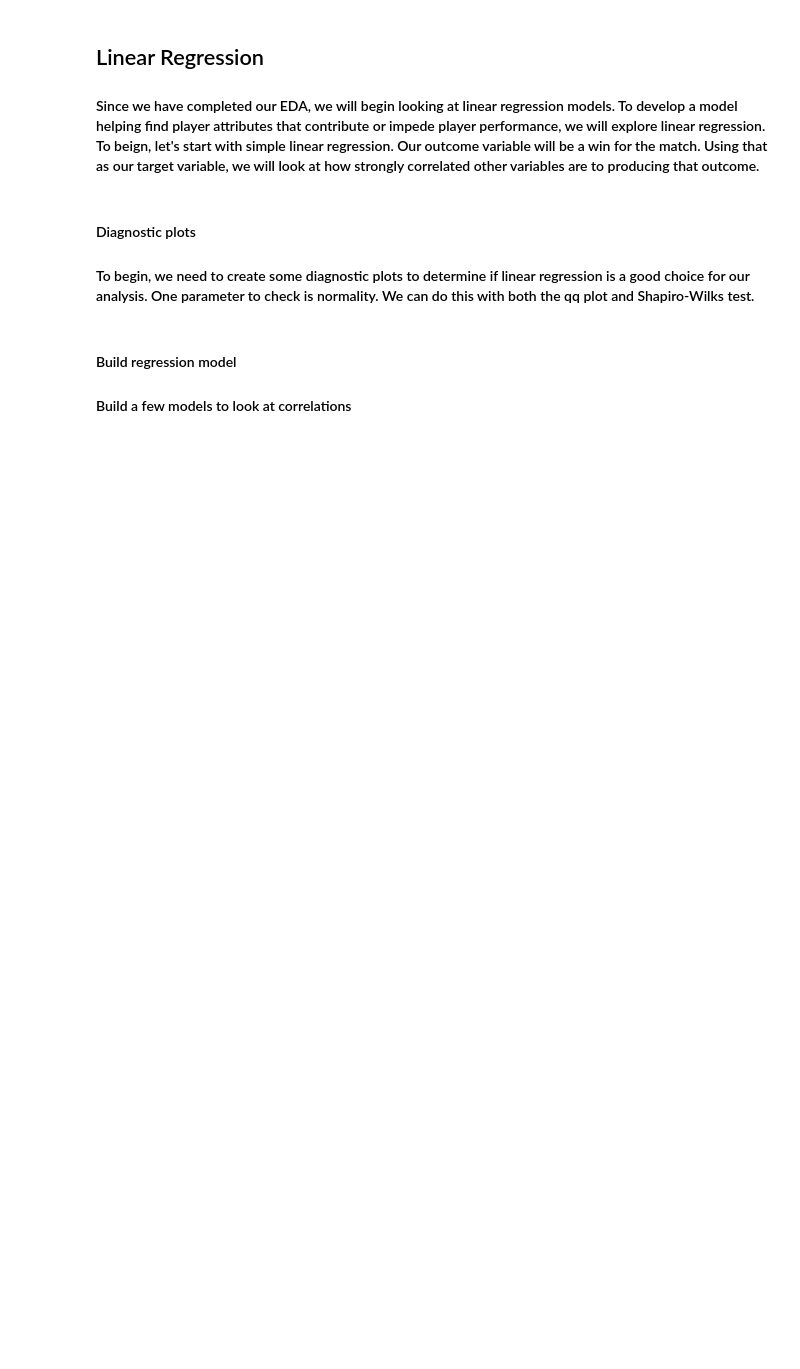
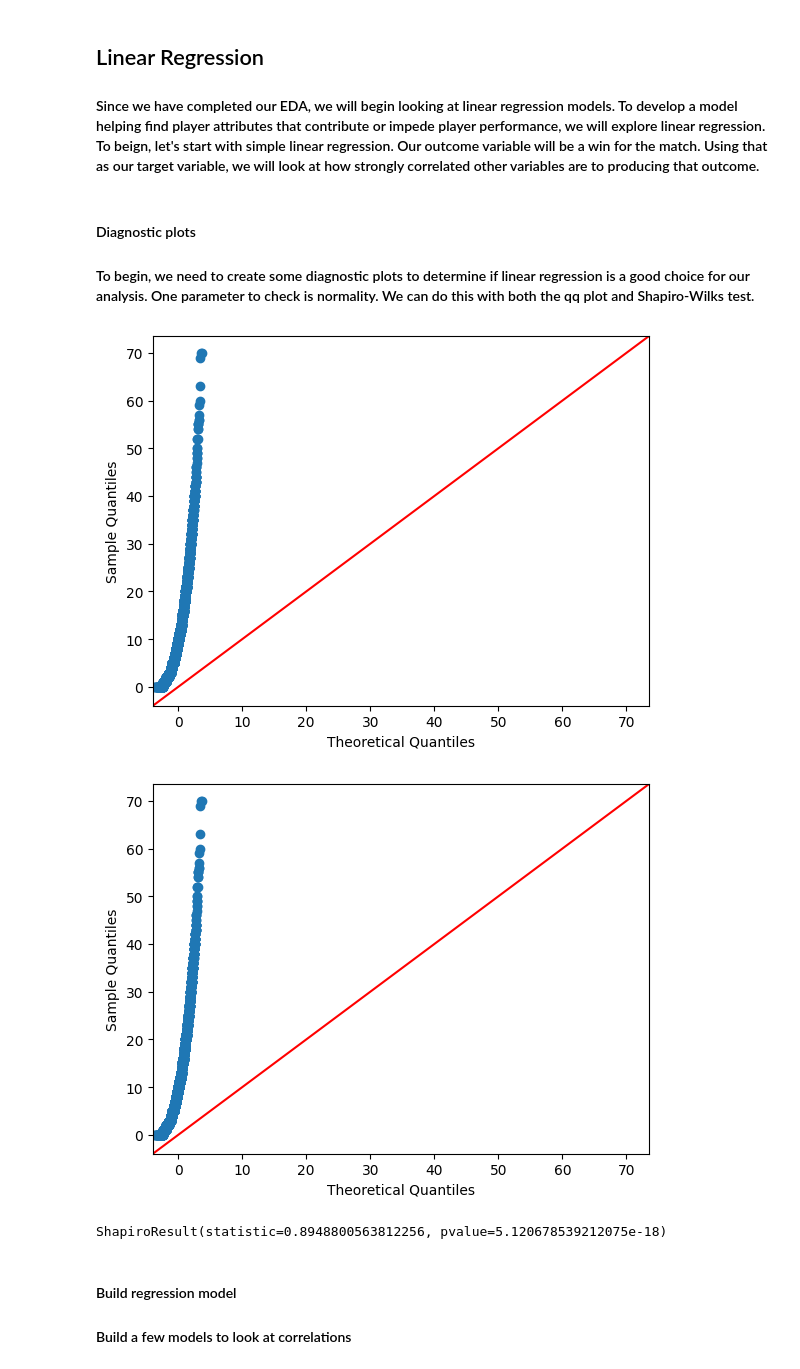
Before and after one commit to spencer130/COMP4447_FinalProject, a Jupyter notebook: FinalProject_Tennis.ipynb, the cells around one changed output. Cells and saved outputs as stored; diff of their text form; code cells hidden in the pictures; blank space fills up the shorter version.

```diff
--- a/FinalProject_Tennis.ipynb
+++ b/FinalProject_Tennis.ipynb
@@ -157,11 +289,19 @@ sns.catplot(x='surface', y='tourney_name', kind='box', data=tennis_df_subset)
 # %%
 #Test for normality using qq plot
 
-sm.qqplot(data=tennis_df_subset['w_ace'], line='45')
+mask = tennis_df_subset['total_ace'].isin([1998])
+tennis_df_regression = tennis_df_subset[~mask]
+
+sm.qqplot(data=tennis_df_regression['total_ace'], line='45')
+# %% [output]
+[figure, added]
+[figure, added]
 # %%
 #Test for normality using Shapiro-Wilks test
 
-scipy.stats.shapiro(tennis_df_subset['w_ace'].sample(n=500))
+scipy.stats.shapiro(tennis_df_regression['total_ace'].sample(n=500))
+# %% [output]
+ShapiroResult(statistic=0.8948800563812256, pvalue=5.120678539212075e-18)
 # %% [markdown]
 #### Build regression model
 
```
Also changed, not shown: parts of 18 cells of this notebook.
